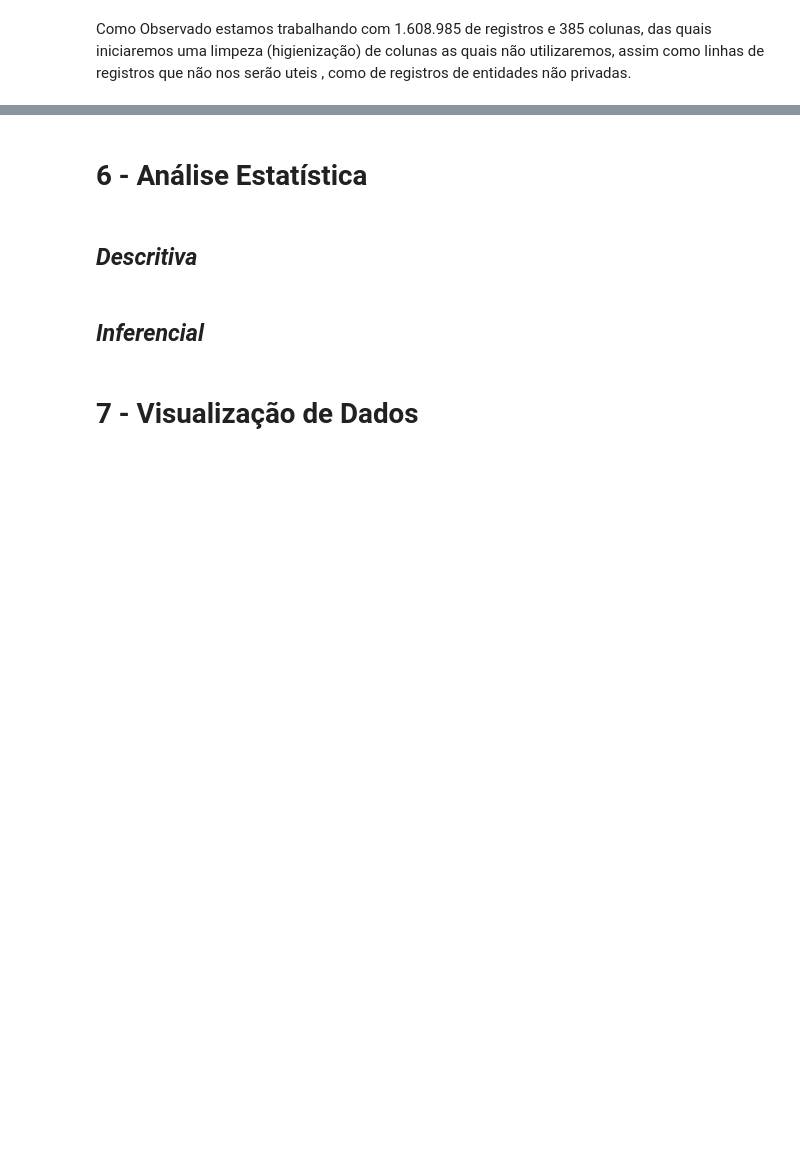
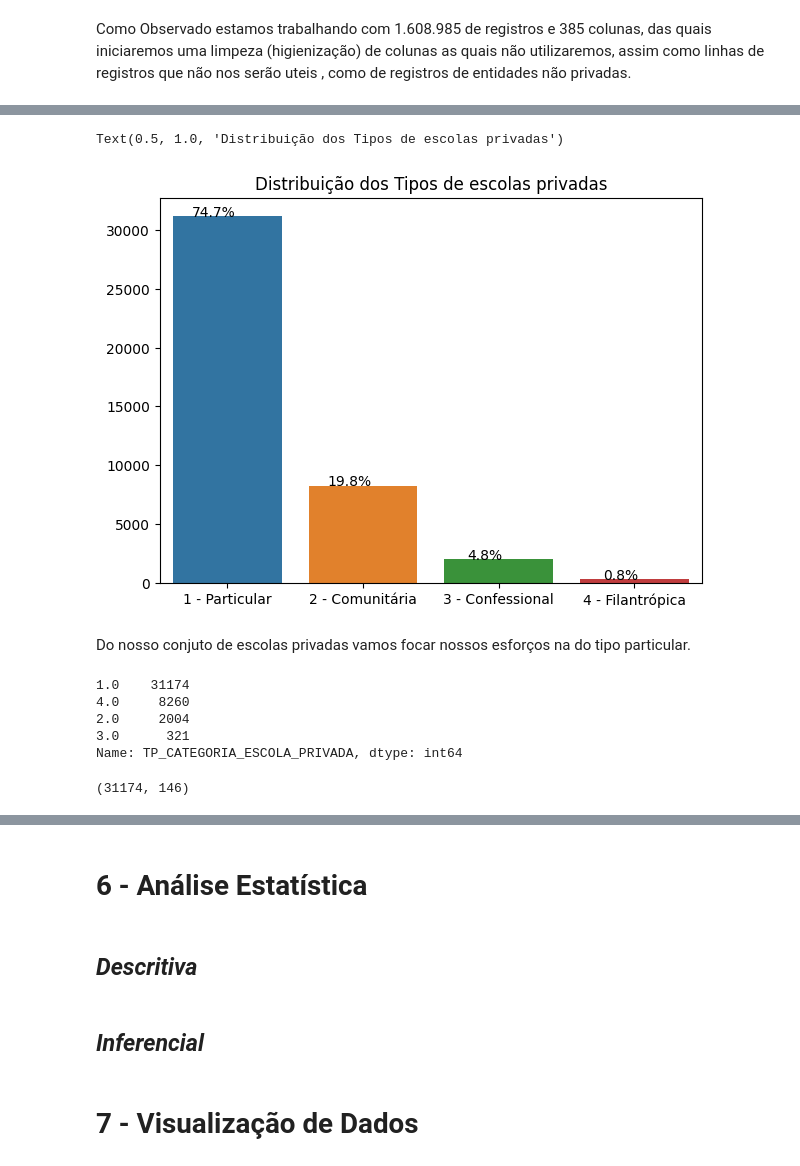
Before and after one commit to AndersonLopesbh/I.S, a Jupyter notebook: Analises IS/Script_python/Analises_IS.ipynb, the cells around one changed output, grey strips where cells are left out. Cells and saved outputs as stored; diff of their text form; code cells hidden in the pictures; blank space fills up the shorter version.

```diff
--- a/Analises IS/Script_python/Analises_IS.ipynb
+++ b/Analises IS/Script_python/Analises_IS.ipynb
@@ -250,0 +396,33 @@ df_senso=df_senso.drop(colNovoSenso,axis=1)
+# %%
+# Contando o número de linhas para cada tipo na coluna 'TP_CATEGORIA_ESCOLA_PRIVADA'
+tipo_counts = df_censo['TP_CATEGORIA_ESCOLA_PRIVADA'].value_counts()
+
+# Criando um gráfico de pizza para mostrar as contagens
+plt.figure(figsize=(7, 5))
+nCol= ['1 - Particular','2 - Comunitária','3 - Confessional','4 - Filantrópica']
+ax = sns.barplot(x=nCol, y=tipo_counts.values)
+
+# Calculando o total para as porcentagens
+total = sum(tipo_counts.values)
+
+# Adicionando as porcentagens em cada barra
+for p in ax.patches:
+    percentage = '{:.1f}%'.format(100 * p.get_height() / total)
+    x = p.get_x() + p.get_width() / 2 - 0.1
+    y = p.get_y() + p.get_height()
+    ax.annotate(percentage, (x, y), ha='center')
+
+plt.title('Distribuição dos Tipos de escolas privadas')
+# %% [output]
+Text(0.5, 1.0, 'Distribuição dos Tipos de escolas privadas')
+[figure, added]
+# %% [markdown]
+Do nosso conjuto de escolas privadas vamos focar nossos esforços na do tipo particular.
+# %%
+df_pv['TP_CATEGORIA_ESCOLA_PRIVADA'].value_counts()
+# %% [output]
+1.0    31174
+4.0     8260
+2.0     2004
+3.0      321
+Name: TP_CATEGORIA_ESCOLA_PRIVADA, dtype: int64
@@ -250,0 +432,4 @@ df_senso=df_senso.drop(colNovoSenso,axis=1)
+# %%
+df_part.shape
+# %% [output]
+(31174, 146)
```
Also changed, not shown: parts of 39 cells of this notebook.
